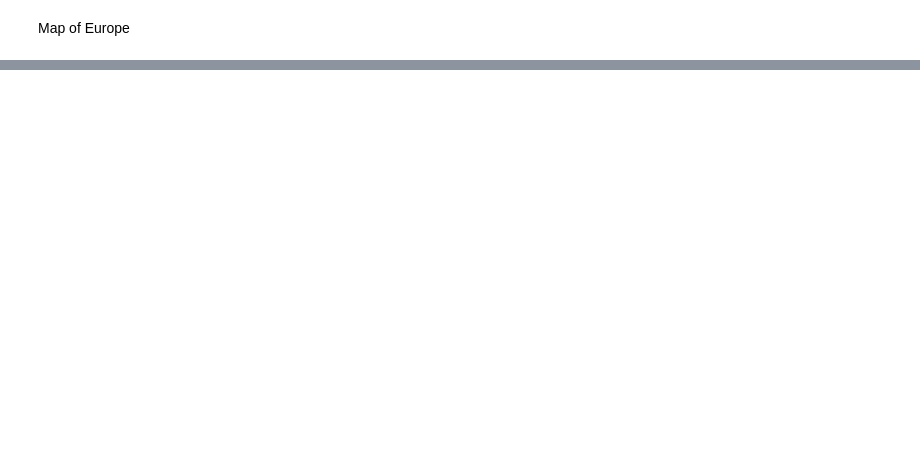
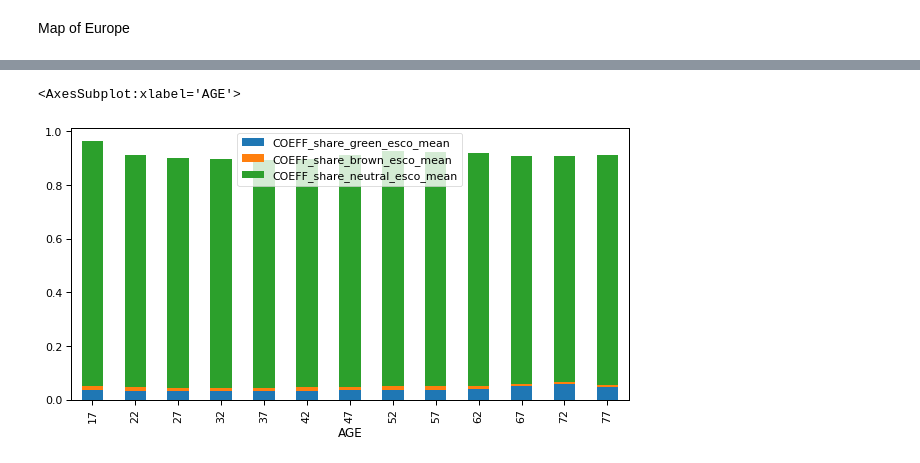
Before and after one commit to derpyninja/re4gt, a Jupyter notebook: notebooks/01-fz-data-exploration-europe.ipynb, the cells around one changed output, grey strips where cells are left out. Cells and saved outputs as stored; diff of their text form; code cells hidden in the pictures; blank space fills up the shorter version.

```diff
--- a/notebooks/01-fz-data-exploration-europe.ipynb
+++ b/notebooks/01-fz-data-exploration-europe.ipynb
@@ -123,0 +269,15 @@ plt.savefig(
+# %%
+age_by_gbn_shares = df_all.groupby("AGE")["COEFF_share_green_esco_mean",
+                           "COEFF_share_brown_esco_mean",
+                      "COEFF_share_neutral_esco_mean"].sum()
+
+coeff_by_age = df_all.groupby("AGE")["COEFF"].sum()
+# %%
+age_by_gbn_shares_rel = age_by_gbn_shares.copy()
+for col in age_by_gbn_shares_rel.columns:
+    age_by_gbn_shares_rel[col] = age_by_gbn_shares_rel[col] / coeff_by_age
+# %%
+age_by_gbn_shares_rel.plot.bar(stacked=True, figsize=(10, 5))
+# %% [output]
+<AxesSubplot:xlabel='AGE'>
+[figure, added]
```
Also changed, not shown: parts of 19 cells of this notebook, 30 other files.
